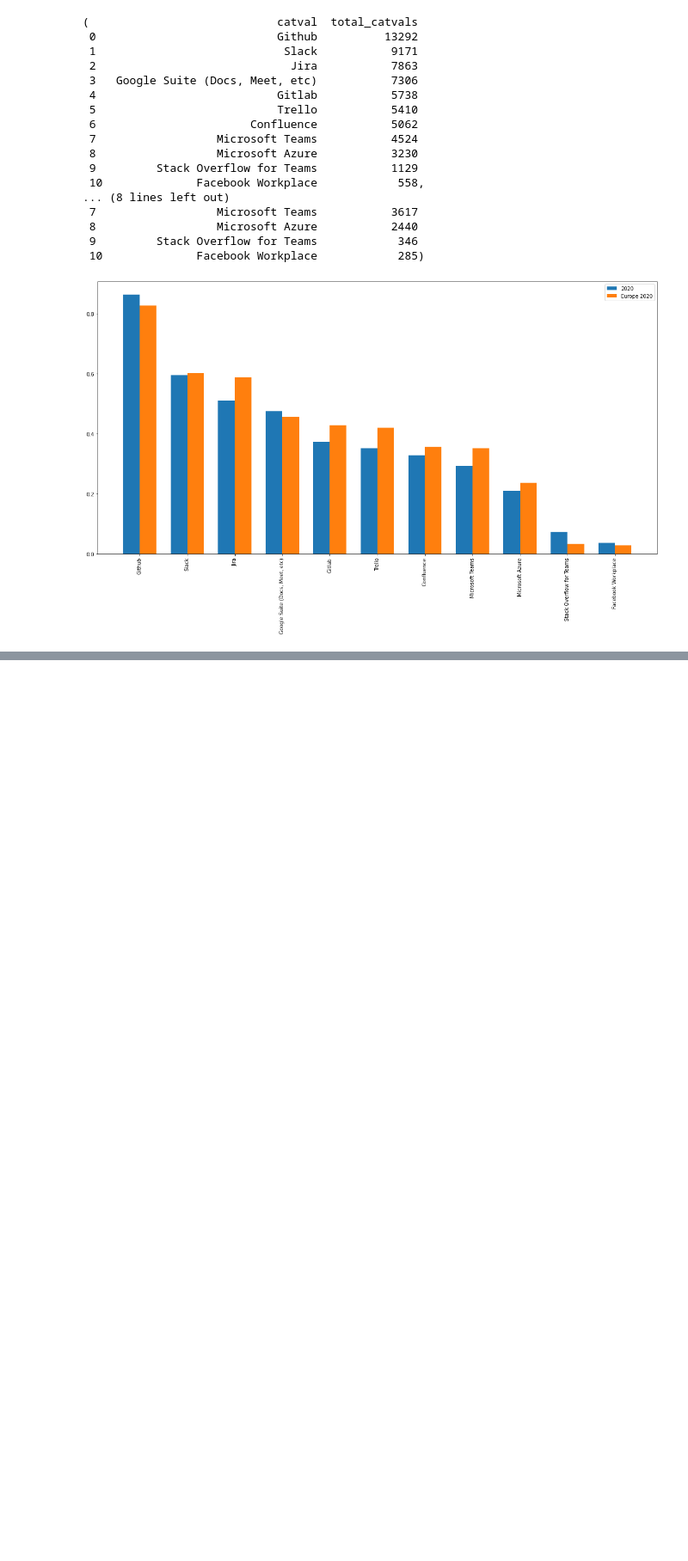
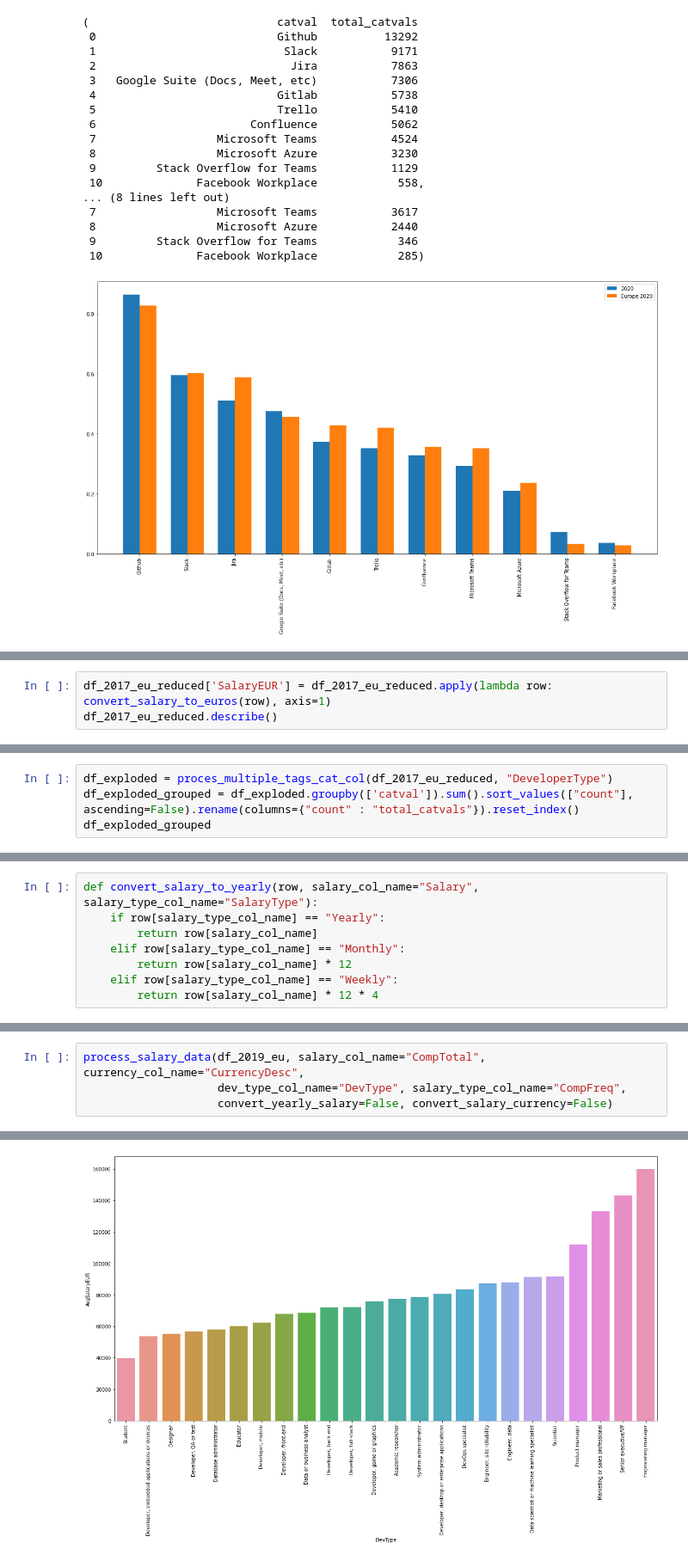
Before and after one commit to ju0gri/so-survey-data-analysis, a Jupyter notebook: project1_solution.ipynb, the cells around one changed output, grey strips where cells are left out. Shown at 86% size. Saved outputs shown, nothing was run; the diff lists cells and outputs as text; blank space fills up the shorter version.

```diff
--- a/project1_solution.ipynb
+++ b/project1_solution.ipynb
@@ -2165,0 +2152,3 @@ df_merged_es = df_2017_es[[]].copy()
+# %%
+df_2017_eu_reduced['SalaryEUR'] = df_2017_eu_reduced.apply(lambda row: convert_salary_to_euros(row), axis=1)
+df_2017_eu_reduced.describe()
@@ -2165,0 +2174,4 @@ df_merged_es = df_2017_es[[]].copy()
+# %%
+df_exploded = proces_multiple_tags_cat_col(df_2017_eu_reduced, "DeveloperType")
+df_exploded_grouped = df_exploded.groupby(['catval']).sum().sort_values(["count"], ascending=False).rename(columns={"count" : "total_catvals"}).reset_index()
+df_exploded_grouped
@@ -2165,0 +2277,8 @@ df_merged_es = df_2017_es[[]].copy()
+# %%
+def convert_salary_to_yearly(row, salary_col_name="Salary", salary_type_col_name="SalaryType"):
+    if row[salary_type_col_name] == "Yearly":
+        return row[salary_col_name]
+    elif row[salary_type_col_name] == "Monthly":
+        return row[salary_col_name] * 12
+    elif row[salary_type_col_name] == "Weekly":
+        return row[salary_col_name] * 12 * 4
@@ -2165,0 +2474,5 @@ df_merged_es = df_2017_es[[]].copy()
+# %%
+process_salary_data(df_2019_eu, salary_col_name="CompTotal", currency_col_name="CurrencyDesc",
+                    dev_type_col_name="DevType", salary_type_col_name="CompFreq",
+                    convert_yearly_salary=False, convert_salary_currency=False)
+# %% [output]
@@ -2165,0 +2511 @@ df_merged_es = df_2017_es[[]].copy()
+[figure, added]
```
Also changed, not shown: parts of 57 cells of this notebook.
